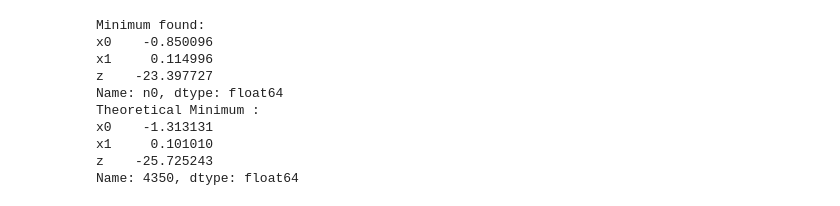
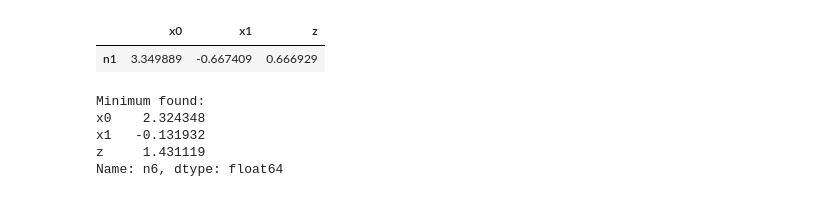
Before and after one commit to Smartsie/Optimizer, a Jupyter notebook: Optimizer.ipynb, the cells around one changed output. Saved outputs shown, nothing was run; the diff lists cells and outputs as text; code cells hidden in the pictures.

```diff
--- a/Optimizer.ipynb
+++ b/Optimizer.ipynb
@@ -77,6 +55,0 @@ df['z']=-df['z']
-# %%
-# Resample the Dataframe to speed things up
-# N=10000 --> we keep only 10000 points
-N=500000
-step=int(len(df)/N)
-DF=df[::step]
@@ -103,13 +56,23 @@ def eval_f(vector):
 # %%
 # Define function to minimize
+# x is a vector containing what we want to evaluate
 def funct(x):
     x1=x[0]
     x2=x[1]
     #f=x1*x1+x1*x2+2*np.sin((x1+x2)*2)+4*np.cos(x2*2)
-    f=x1*x1+x2*x2-x1*x2+20*np.sin(x1-x2)-8*np.cos(x2*2)
-    #f=3*x1*x1-2*x2+5*x1/x2
-    ## Lévi function
-    #f=(np.sin(3*3.1415*x1))**2+(x1-1)**2*(1+(np.sin(3*3.1415*x2))**2)+(x2-1)**2*(1+(np.sin(2*3.1415*x2))**2)
-    # For Japan map f=eval_f(x)
+    #f=x1*x1+x2*x2-x1*x2+20*np.sin(x1-x2)-8*np.cos(x2*2)
+    #f=(x1-3)*(x1-3)+(x2-1)*(x2-1)+x1*x2
+    f=(x1-3)*(x2-3)+(x2-1)*(x2-1)+x1*x2
+    #f=x[0]**2+x[1]**2-x[2]
+    #launch exothermia
+    #err1=....
+    #err2-....
+    #f=err1^2+0.5*err2^2
+
     return f
+# %%
+# Here we define the range for the xi we want to find. It is the amount of variables
+lower_limit=[-5,-5]
+upper_limit=[5,5]
+boundaries_=[lower_limit, upper_limit]
 # %%
@@ -280,0 +225,3 @@ R2 insufficient -0.00
+# %%
+X,minimum, best_point=Optimtm(funct,boundaries_,True)
+print(best_point)
@@ -281,18 +352,18 @@ R2 insufficient -0.00
+# %%
+pd.DataFrame(best_point).T
+# %% [output]
+|  | x0 | x1 | z |
+| n1 | 3.349889 | -0.667409 | 0.666929 |
 # %%
 # Print Minimum found
 min=np.min(X.z.values)
 print("Minimum found:")
 print(X.iloc[np.argmin(X.z.values)])
-print("Theoretical Minimum : ")
-print(srf.iloc[np.argmin(srf.z)])
+#print("Theoretical Minimum : ")
+#print(srf.iloc[np.argmin(srf.z)])
 # %% [output]
 Minimum found:
-x0    -0.850096
-x1     0.114996
-z    -23.397727
-Name: n0, dtype: float64
-Theoretical Minimum :
-x0    -1.313131
-x1     0.101010
-z    -25.725243
-Name: 4350, dtype: float64
+x0    2.324348
+x1   -0.131932
+z     1.431119
+Name: n6, dtype: float64
```
Also changed, not shown: parts of 32 cells of this notebook, 2 other files.
